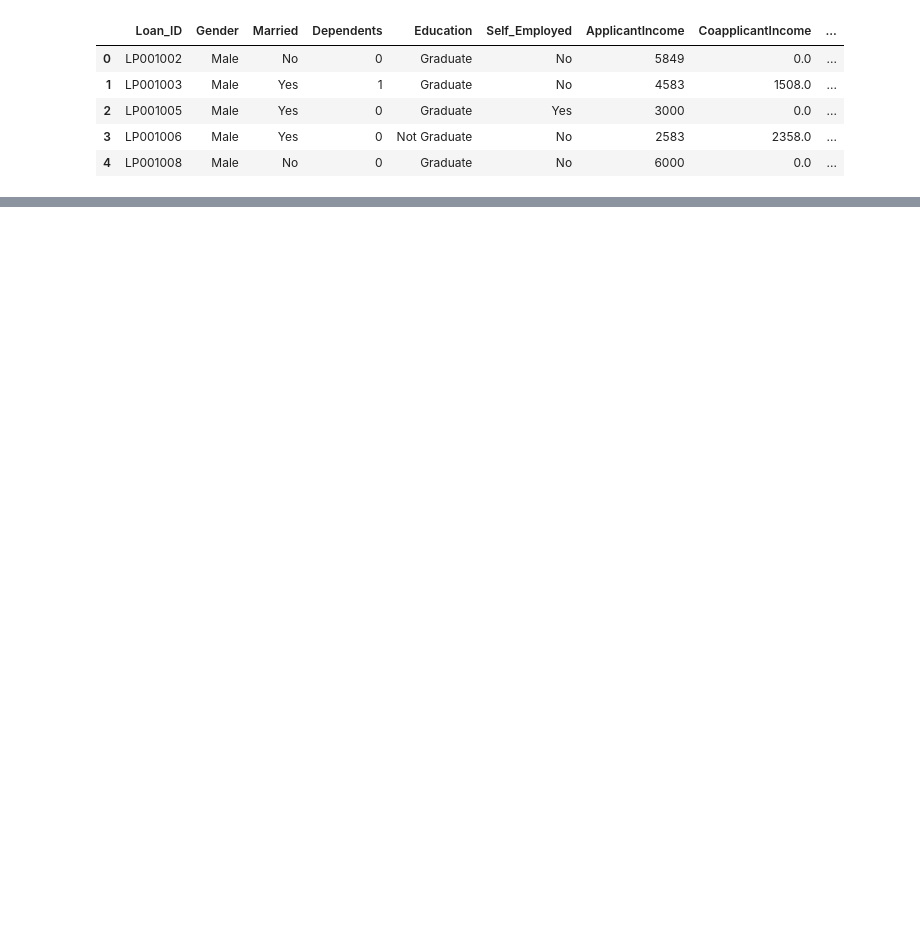
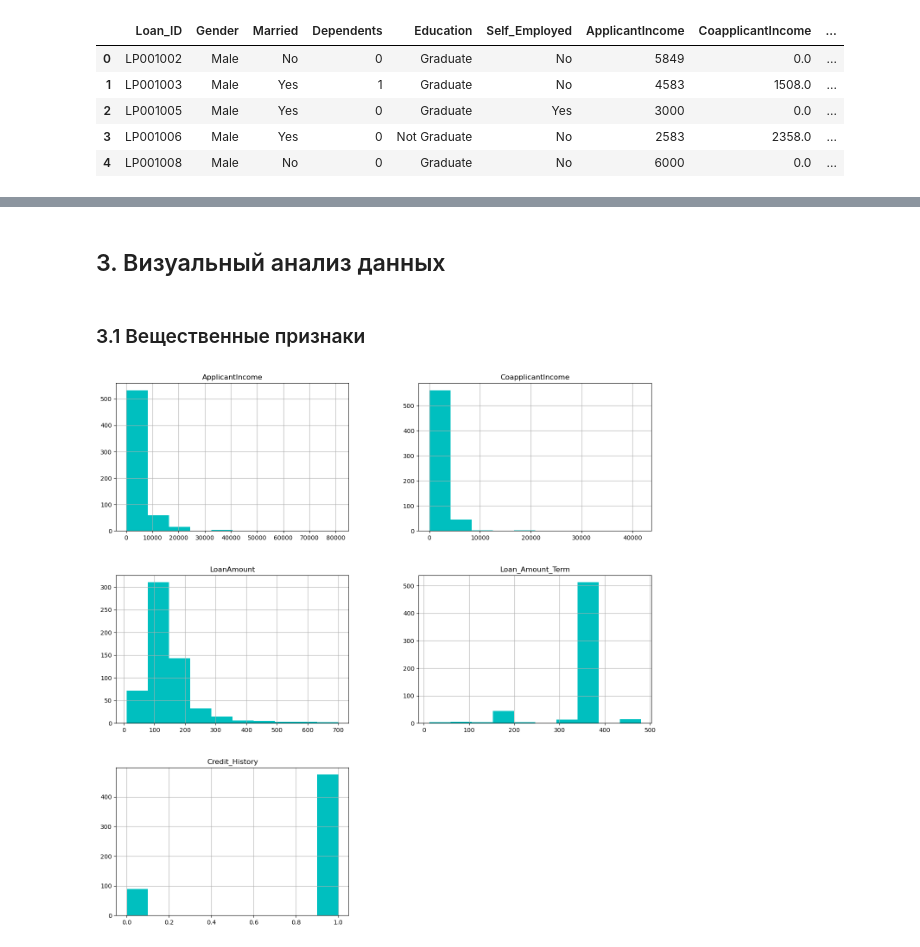
Before and after one commit to dnlygvtv/Python_for_Data_Science_HWs, a Jupyter notebook: HW/HW_7.ipynb, the cells around one changed output, grey strips where cells are left out. Cells and saved outputs as stored; diff of their text form; code cells hidden in the pictures; blank space fills up the shorter version.

```diff
--- a/HW/HW_7.ipynb
+++ b/HW/HW_7.ipynb
@@ -174,0 +217,3 @@ df.head()
+# %%
+df.drop(columns='Loan_ID', inplace=True)
+df.head()
@@ -174,0 +245,14 @@ df.head()
+# %% [markdown]
+## 3. Визуальный анализ данных
+# %%
+num_features = ['Dependents', 'ApplicantIncome', 'CoapplicantIncome', 'LoanAmount', 'Loan_Amount_Term']
+bin_features = ['Credit_History']
+cat_features = ['Gender', 'Married', 'Education', 'Self_Employed', 'Property_Area', 'Loan_Status']
+# %% [markdown]
+### 3.1 Вещественные признаки
+# %%
+df[num_features + bin_features].hist(figsize=(16, 16), color='c');
+
+# здесь не будет гистограммы для признака 'Dependents', потому что pandas считает его категориальным, мы его ещё не обрабатывали
+# %% [output]
+[figure, added]
```
Also changed, not shown: parts of 45 cells of this notebook.
